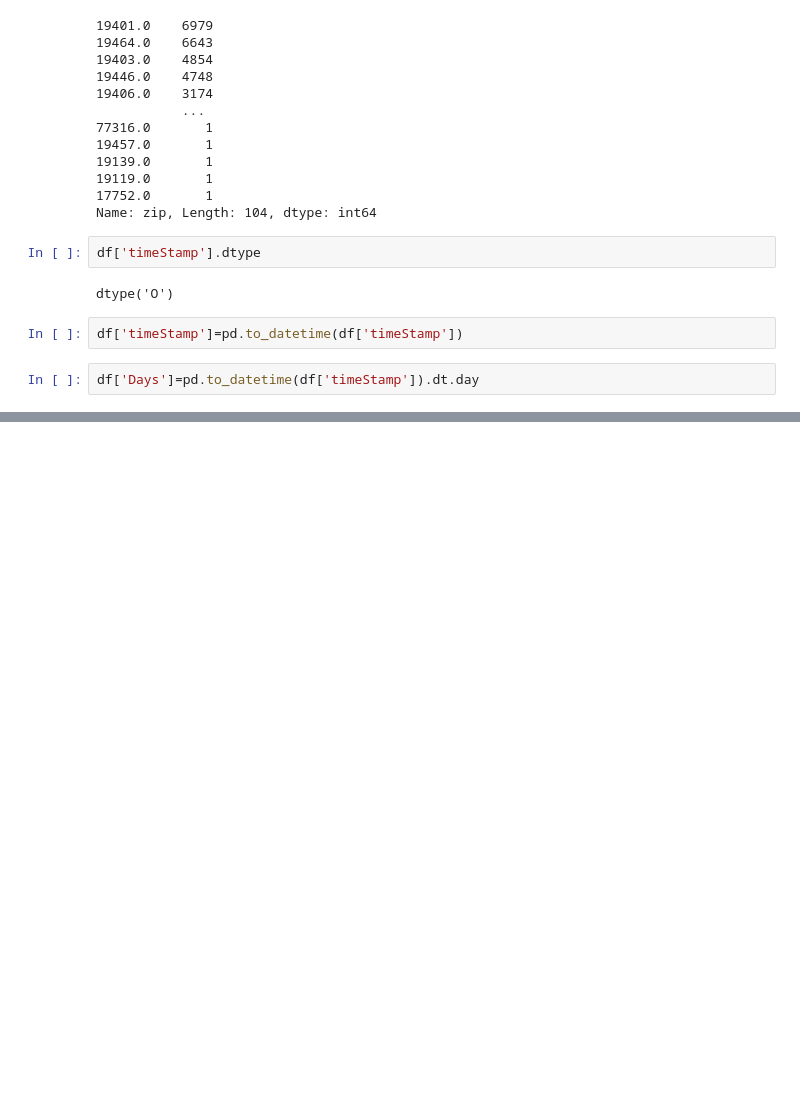
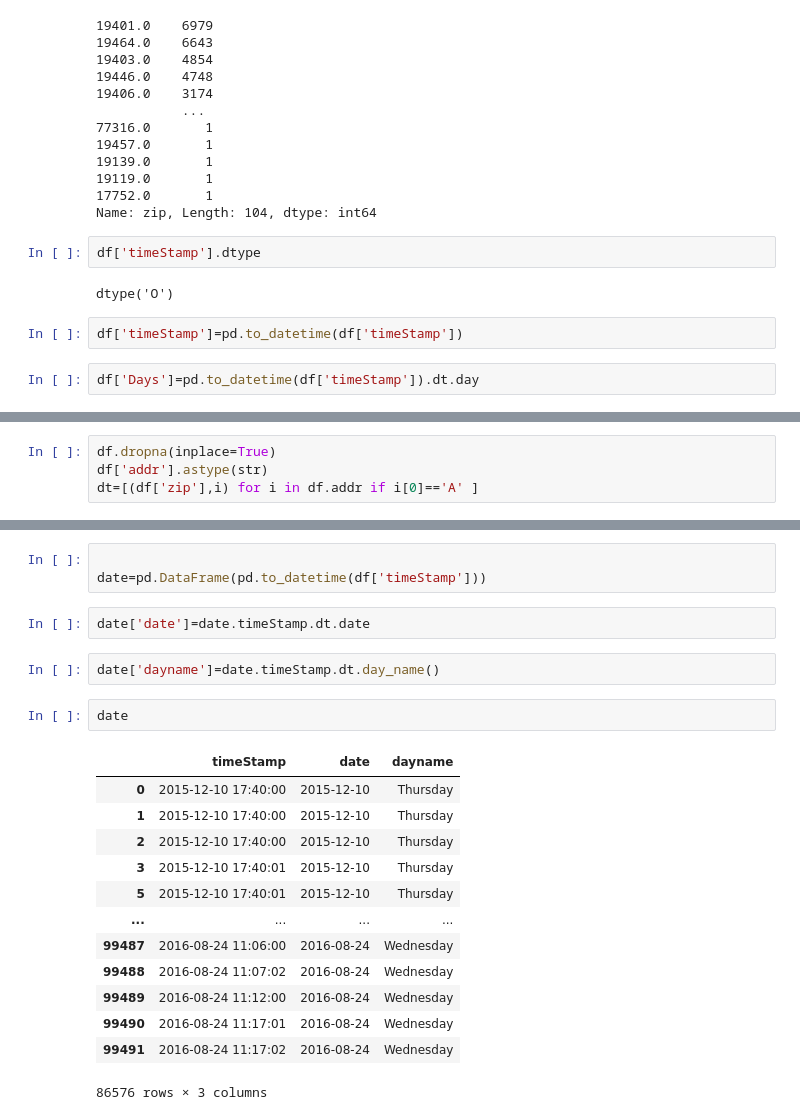
Before and after one commit to KrishnaDesai16/ML-DL, a Jupyter notebook: python/Pandas/PandasDatamaupulation2.ipynb, the cells around one changed output, grey strips where cells are left out. Drawn from its saved outputs; the diff is of its cells as text; blank space fills up the shorter version.

```diff
--- a/python/Pandas/PandasDatamaupulation2.ipynb
+++ b/python/Pandas/PandasDatamaupulation2.ipynb
@@ -611,0 +608,4 @@ AttributeError: 'Series' object has no attribute 'startWith'
+# %%
+df.dropna(inplace=True)
+df['addr'].astype(str)
+dt=[(df['zip'],i) for i in df.addr if i[0]=='A' ]
@@ -611,0 +629,23 @@ AttributeError: 'Series' object has no attribute 'startWith'
+# %%
+
+date=pd.DataFrame(pd.to_datetime(df['timeStamp']))
+# %%
+date['date']=date.timeStamp.dt.date
+# %%
+date['dayname']=date.timeStamp.dt.day_name()
+# %%
+date
+# %% [output]
+|  | timeStamp | date | dayname |
+| 0 | 2015-12-10 17:40:00 | 2015-12-10 | Thursday |
+| 1 | 2015-12-10 17:40:00 | 2015-12-10 | Thursday |
+| 2 | 2015-12-10 17:40:00 | 2015-12-10 | Thursday |
+| 3 | 2015-12-10 17:40:01 | 2015-12-10 | Thursday |
+| 5 | 2015-12-10 17:40:01 | 2015-12-10 | Thursday |
+| ... | ... | ... | ... |
+| 99487 | 2016-08-24 11:06:00 | 2016-08-24 | Wednesday |
+| 99488 | 2016-08-24 11:07:02 | 2016-08-24 | Wednesday |
+| 99489 | 2016-08-24 11:12:00 | 2016-08-24 | Wednesday |
+| 99490 | 2016-08-24 11:17:01 | 2016-08-24 | Wednesday |
+| 99491 | 2016-08-24 11:17:02 | 2016-08-24 | Wednesday |
+86576 rows × 3 columns
```
Also changed, not shown: parts of 4 cells of this notebook.
